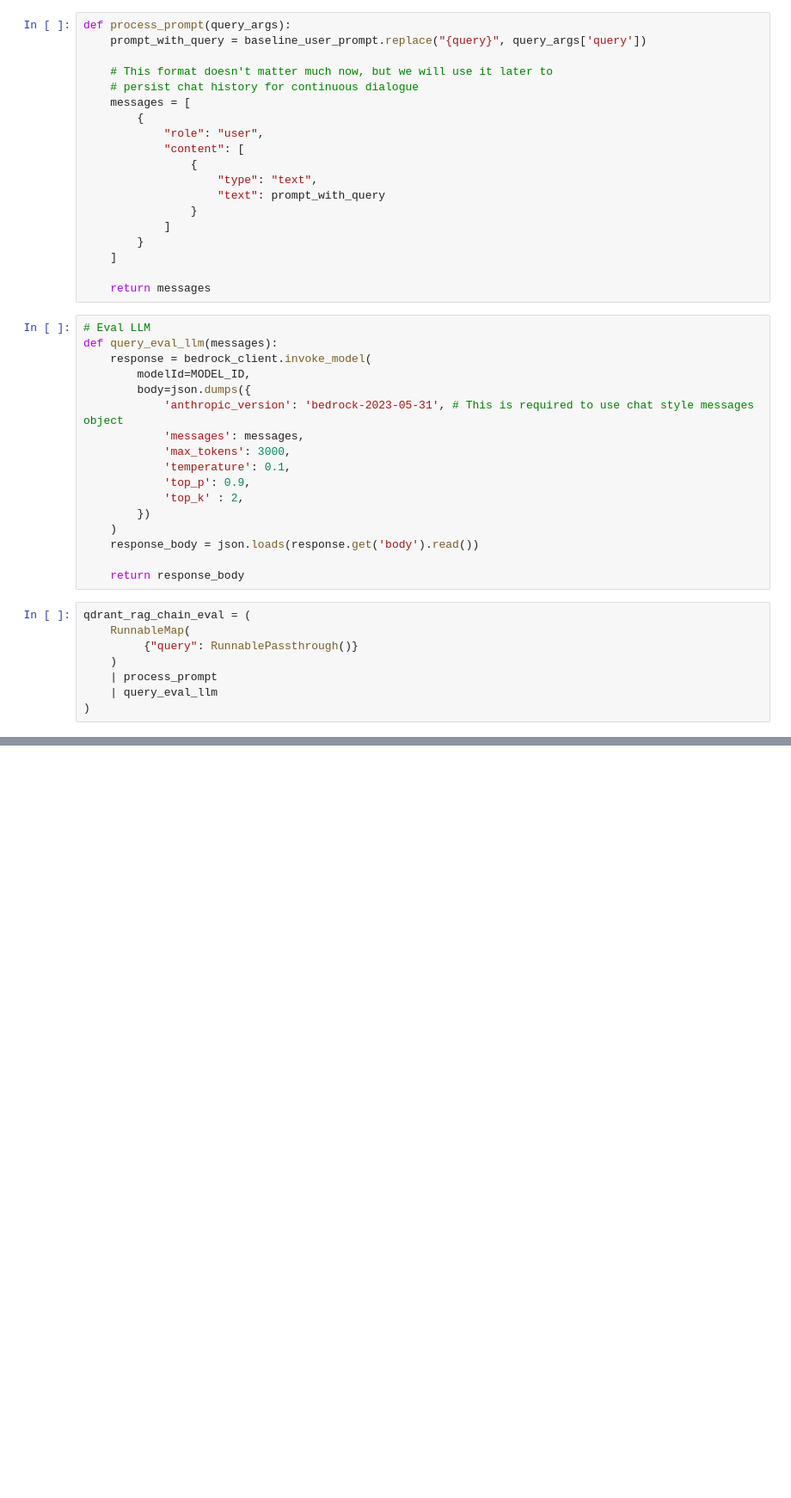
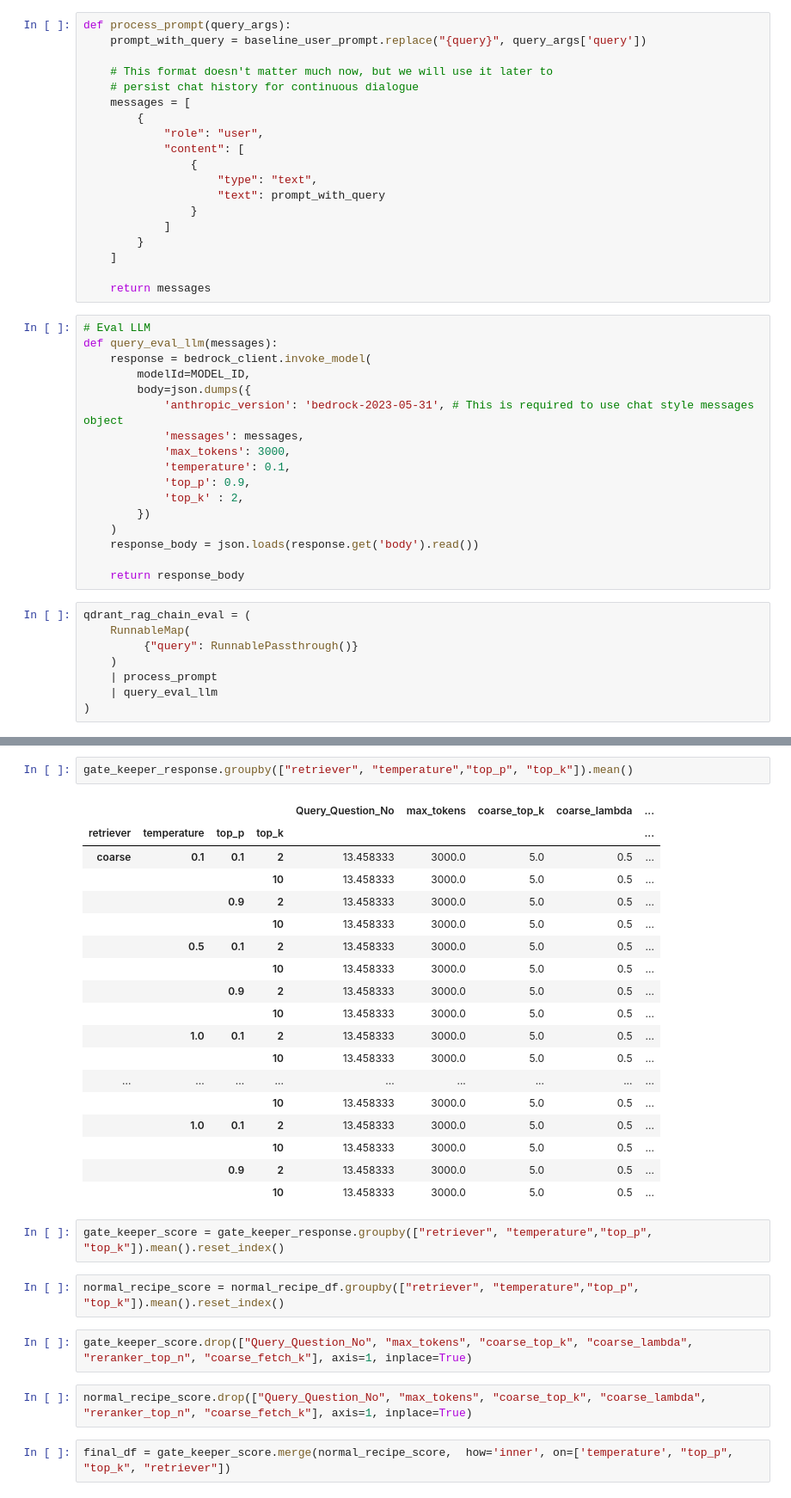
Before and after one commit to devinsuy/Enterprise-RAG, a Jupyter notebook: notebooks/eval_pipeline.ipynb, the cells around one changed output, grey strips where cells are left out. Shown at 86% size. Drawn from its saved outputs; the diff is of its cells as text; blank space fills up the shorter version.

```diff
--- a/notebooks/eval_pipeline.ipynb
+++ b/notebooks/eval_pipeline.ipynb
@@ -224,0 +523,31 @@ updated_df
+# %%
+gate_keeper_response.groupby(["retriever", "temperature","top_p", "top_k"]).mean()
+# %% [output]
+|  |  |  |  | Query_Question_No | max_tokens | coarse_top_k | coarse_lambda | ... |
+| retriever | temperature | top_p | top_k |  |  |  |  | ... |
+| coarse | 0.1 | 0.1 | 2 | 13.458333 | 3000.0 | 5.0 | 0.5 | ... |
+|  |  |  | 10 | 13.458333 | 3000.0 | 5.0 | 0.5 | ... |
+|  |  | 0.9 | 2 | 13.458333 | 3000.0 | 5.0 | 0.5 | ... |
+|  |  |  | 10 | 13.458333 | 3000.0 | 5.0 | 0.5 | ... |
+|  | 0.5 | 0.1 | 2 | 13.458333 | 3000.0 | 5.0 | 0.5 | ... |
+|  |  |  | 10 | 13.458333 | 3000.0 | 5.0 | 0.5 | ... |
+|  |  | 0.9 | 2 | 13.458333 | 3000.0 | 5.0 | 0.5 | ... |
+|  |  |  | 10 | 13.458333 | 3000.0 | 5.0 | 0.5 | ... |
+|  | 1.0 | 0.1 | 2 | 13.458333 | 3000.0 | 5.0 | 0.5 | ... |
+|  |  |  | 10 | 13.458333 | 3000.0 | 5.0 | 0.5 | ... |
+| ... | ... | ... | ... | ... | ... | ... | ... | ... |
+|  |  |  | 10 | 13.458333 | 3000.0 | 5.0 | 0.5 | ... |
+|  | 1.0 | 0.1 | 2 | 13.458333 | 3000.0 | 5.0 | 0.5 | ... |
+|  |  |  | 10 | 13.458333 | 3000.0 | 5.0 | 0.5 | ... |
+|  |  | 0.9 | 2 | 13.458333 | 3000.0 | 5.0 | 0.5 | ... |
+|  |  |  | 10 | 13.458333 | 3000.0 | 5.0 | 0.5 | ... |
+# %%
+gate_keeper_score = gate_keeper_response.groupby(["retriever", "temperature","top_p", "top_k"]).mean().reset_index()
+# %%
+normal_recipe_score = normal_recipe_df.groupby(["retriever", "temperature","top_p", "top_k"]).mean().reset_index()
+# %%
+gate_keeper_score.drop(["Query_Question_No", "max_tokens", "coarse_top_k", "coarse_lambda", "reranker_top_n", "coarse_fetch_k"], axis=1, inplace=True)
+# %%
+normal_recipe_score.drop(["Query_Question_No", "max_tokens", "coarse_top_k", "coarse_lambda", "reranker_top_n", "coarse_fetch_k"], axis=1, inplace=True)
+# %%
+final_df = gate_keeper_score.merge(normal_recipe_score,  how='inner', on=['temperature', "top_p", "top_k", "retriever"])
```
Also changed, not shown: parts of 36 cells of this notebook, 2 other files.
